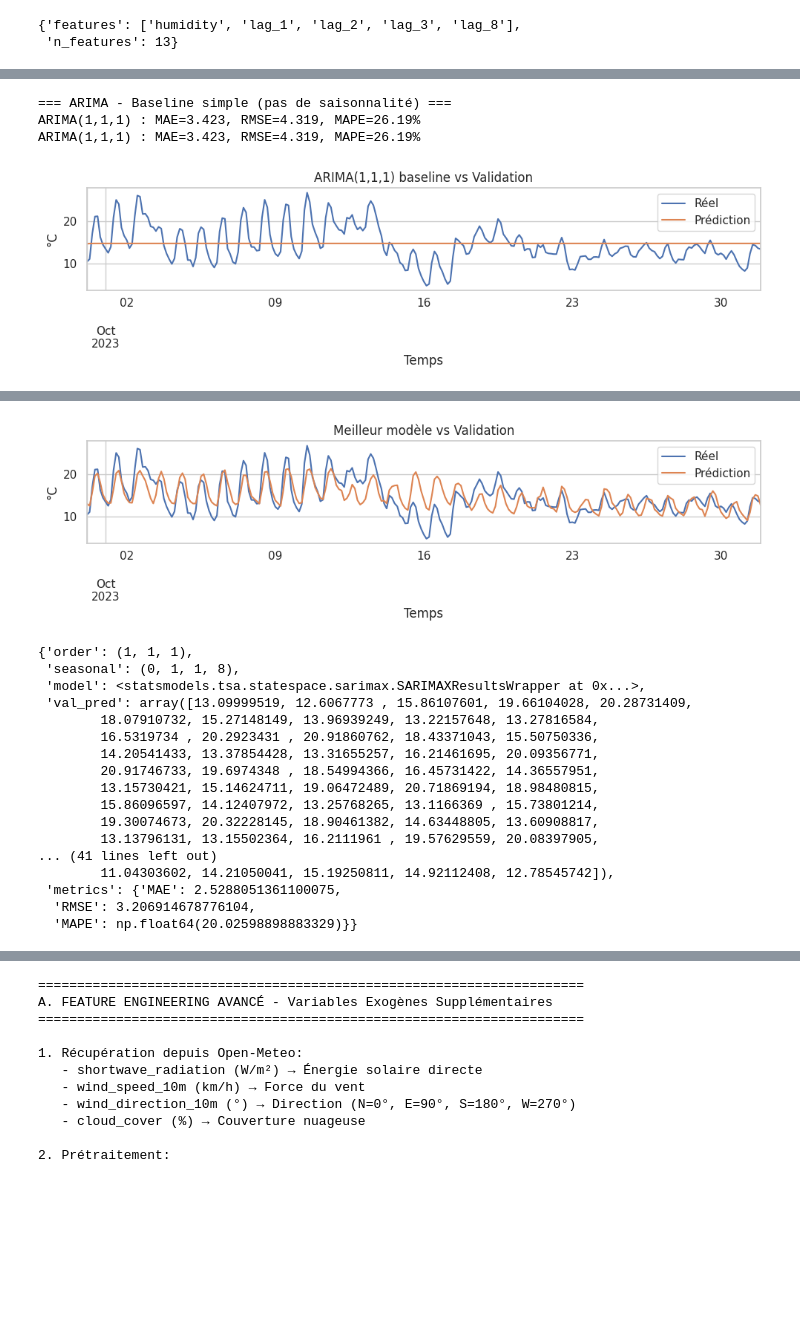
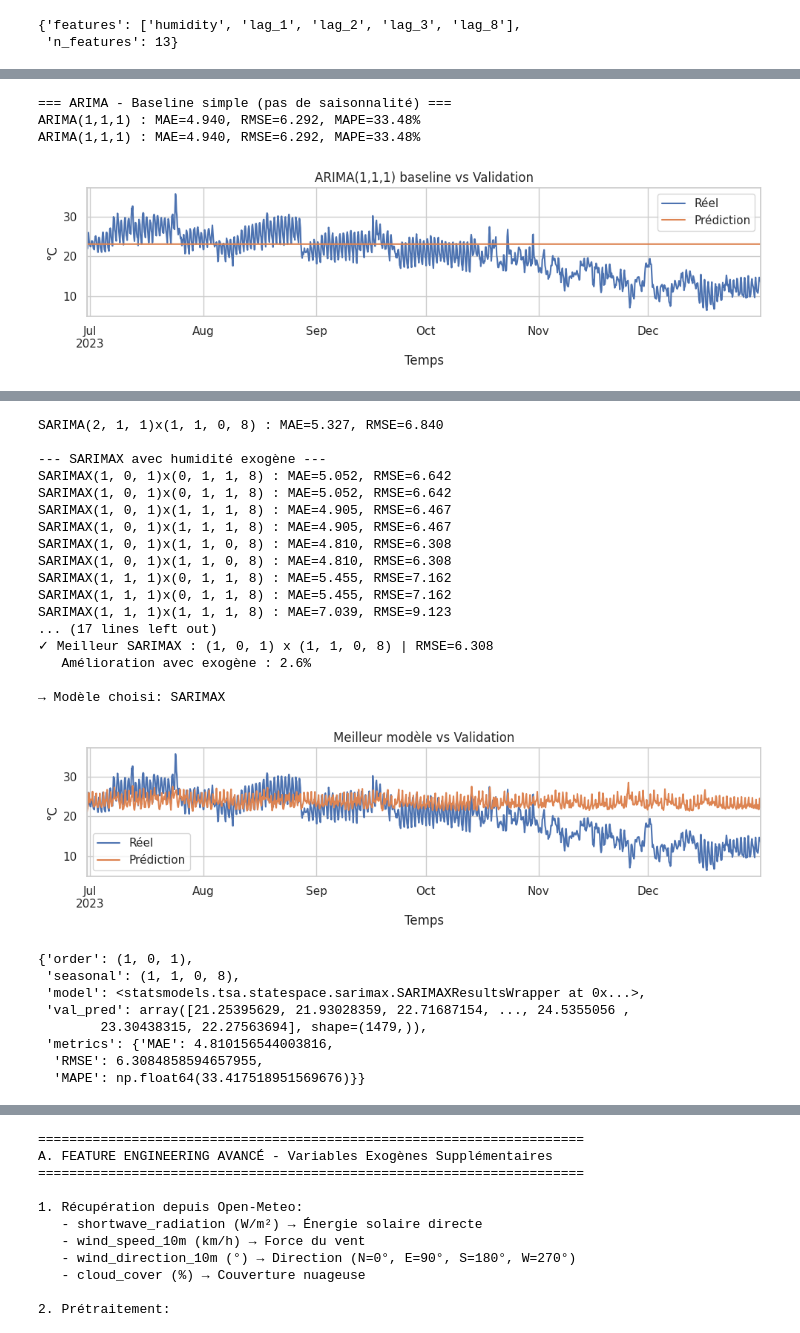
Before and after one commit to 2024-2025-estia-bihar/TP_ML_Arnaud_THERY, a Jupyter notebook: notebooks/bihar_time_series.ipynb, the cells around one changed output, grey strips where cells are left out. Drawn from its saved outputs; the diff is of its cells as text; code cells hidden in the pictures; blank space fills up the shorter version.

```diff
--- a/notebooks/bihar_time_series.ipynb
+++ b/notebooks/bihar_time_series.ipynb
@@ -20,8 +96,8 @@ Récupération des données horaires auprès d'Open-Meteo (temperature_2m + vari
 # %%
 OPEN_METEO_URL = "https://archive-api.open-meteo.com/v1/archive"
-DEFAULT_COORDS = {"latitude": 48.8566, "longitude": 2.3522}  # Paris
-DEFAULT_START = "2023-01-01"
-DEFAULT_END = "2023-12-31"
+DEFAULT_COORDS = {"latitude": 41.9276, "longitude": 8.7381}  # Ajaccio
+DEFAULT_START = "2015-01-01"
+DEFAULT_END = "2024-12-31"
 
 def fetch_open_meteo(latitude: float, longitude: float, start_date: str, end_date: str) -> pd.DataFrame:
     """Télécharge les températures 2m et l'humidité relative horaires, index datetime, interpolation linéaire si trous."""
@@ -96,8 +286,8 @@ def chronological_split(df: pd.DataFrame, train_end: str, val_end: str) -> Tuple
     test = df.loc[val_end:].iloc[1:]
     return train, val, test
 
-TRAIN_END = "2023-09-30"
-VAL_END = "2023-10-31"
+TRAIN_END = "2023-06-30"
+VAL_END = "2023-12-31"
 train_df, val_df, test_df = chronological_split(agg_df, TRAIN_END, VAL_END)
 
 print("=== CHRONOLOGICAL SPLIT ===")
@@ -301,11 +559,22 @@ def fit_sarima(train_endog: pd.Series, train_exog: pd.DataFrame, val_endog: pd.S
     except Exception as e:
         return None, None
 
-# Grille : priorité à la saisonnalité
-orders_grid = [(1,0,1), (1,1,1), (2,1,1)]
-seasonal_grid = [(0,1,1,8), (1,1,1,8), (1,1,0,8)]
+# Grille étendue : exploration complète des paramètres
+# Tester plusieurs valeurs de p (AR), d (différenciation), q (MA)
+# et P, D, Q (saisonniers) pour période 8 = 24h
+orders_grid = [
+    (0,0,1), (0,1,0), (0,1,1), (0,1,2),
+    (1,0,0), (1,0,1), (1,1,0), (1,1,1), (1,1,2),
+    (2,0,1), (2,1,0), (2,1,1), (2,1,2),
+    (3,1,1), (1,2,1)
+]
+seasonal_grid = [
+    (0,0,0,8), (0,0,1,8), (0,1,0,8), (0,1,1,8), (0,1,2,8),
+    (1,0,0,8), (1,0,1,8), (1,1,0,8), (1,1,1,8), (1,1,2,8),
+    (2,1,1,8)
+]
 
-print("\n--- SARIMA univarié (baseline) ---")
+print(f"\n--- SARIMA univarié (grille étendue: {len(orders_grid)}×{len(seasonal_grid)} = {len(orders_grid)*len(seasonal_grid)} combinaisons) ---")
 best_sarima = None
 for order in orders_grid:
     for seas in seasonal_grid:
@@ -340,9 +609,9 @@ plot_predictions(val_df["temperature_2m"], best_stats["val_pred"], "Meilleur mod
 best_stats
 # %% [output]
 === ARIMA - Baseline simple (pas de saisonnalité) ===
-ARIMA(1,1,1) : MAE=3.423, RMSE=4.319, MAPE=26.19%
-ARIMA(1,1,1) : MAE=3.423, RMSE=4.319, MAPE=26.19%
+ARIMA(1,1,1) : MAE=4.940, RMSE=6.292, MAPE=33.48%
+ARIMA(1,1,1) : MAE=4.940, RMSE=6.292, MAPE=33.48%
-[figure, old version]
+[figure, new version]
 === SARIMA/SARIMAX (avec saisonnalité journalière, période 8 = 24h) ===
 Note : Comparaison SARIMA univarié vs SARIMAX avec humidité exogène
 
@@ -363,19 +635,27 @@ SARIMA(1, 1, 1)x(0, 1, 1, 8) : MAE=4.013, RMSE=4.868
+SARIMA(2, 1, 1)x(1, 1, 0, 8) : MAE=5.327, RMSE=6.840
+
+--- SARIMAX avec humidité exogène ---
+SARIMAX(1, 0, 1)x(0, 1, 1, 8) : MAE=5.052, RMSE=6.642
+SARIMAX(1, 0, 1)x(0, 1, 1, 8) : MAE=5.052, RMSE=6.642
+SARIMAX(1, 0, 1)x(1, 1, 1, 8) : MAE=4.905, RMSE=6.467
+SARIMAX(1, 0, 1)x(1, 1, 1, 8) : MAE=4.905, RMSE=6.467
+SARIMAX(1, 0, 1)x(1, 1, 0, 8) : MAE=4.810, RMSE=6.308
+SARIMAX(1, 0, 1)x(1, 1, 0, 8) : MAE=4.810, RMSE=6.308
+SARIMAX(1, 1, 1)x(0, 1, 1, 8) : MAE=5.455, RMSE=7.162
+SARIMAX(1, 1, 1)x(0, 1, 1, 8) : MAE=5.455, RMSE=7.162
+SARIMAX(1, 1, 1)x(1, 1, 1, 8) : MAE=7.039, RMSE=9.123
+... (17 lines left out)
+✓ Meilleur SARIMAX : (1, 0, 1) x (1, 1, 0, 8) | RMSE=6.308
+   Amélioration avec exogène : 2.6%
+
+→ Modèle choisi: SARIMAX
-[figure, old version]
+[figure, new version]
-{'order': (1, 1, 1),
- 'seasonal': (0, 1, 1, 8),
- 'model': <statsmodels.tsa.statespace.sarimax.SARIMAXResultsWrapper at 0x...>,
- 'val_pred': array([13.09999519, 12.6067773 , 15.86107601, 19.66104028, 20.28731409,
-        18.07910732, 15.27148149, 13.96939249, 13.22157648, 13.27816584,
-        16.5319734 , 20.2923431 , 20.91860762, 18.43371043, 15.50750336,
-        14.20541433, 13.37854428, 13.31655257, 16.21461695, 20.09356771,
-        20.91746733, 19.6974348 , 18.54994366, 16.45731422, 14.36557951,
-        13.15730421, 15.14624711, 19.06472489, 20.71869194, 18.98480815,
-        15.86096597, 14.12407972, 13.25768265, 13.1166369 , 15.73801214,
-        19.30074673, 20.32228145, 18.90461382, 14.63448805, 13.60908817,
-        13.13796131, 13.15502364, 16.2111961 , 19.57629559, 20.08397905,
-... (41 lines left out)
-        11.04303602, 14.21050041, 15.19250811, 14.92112408, 12.78545742]),
- 'metrics': {'MAE': 2.5288051361100075,
-  'RMSE': 3.206914678776104,
-  'MAPE': np.float64(20.02598898883329)}}
+{'order': (1, 0, 1),
+ 'seasonal': (1, 1, 0, 8),
+ 'model': <statsmodels.tsa.statespace.sarimax.SARIMAXResultsWrapper at 0x...>,
+ 'val_pred': array([21.25395629, 21.93028359, 22.71687154, ..., 24.5355056 ,
+        23.30438315, 22.27563694], shape=(1479,)),
+ 'metrics': {'MAE': 4.810156544003816,
+  'RMSE': 6.3084858594657955,
+  'MAPE': np.float64(33.417518951569676)}}
 # %% [markdown]
```
Also changed, not shown: parts of 33 cells of this notebook.
